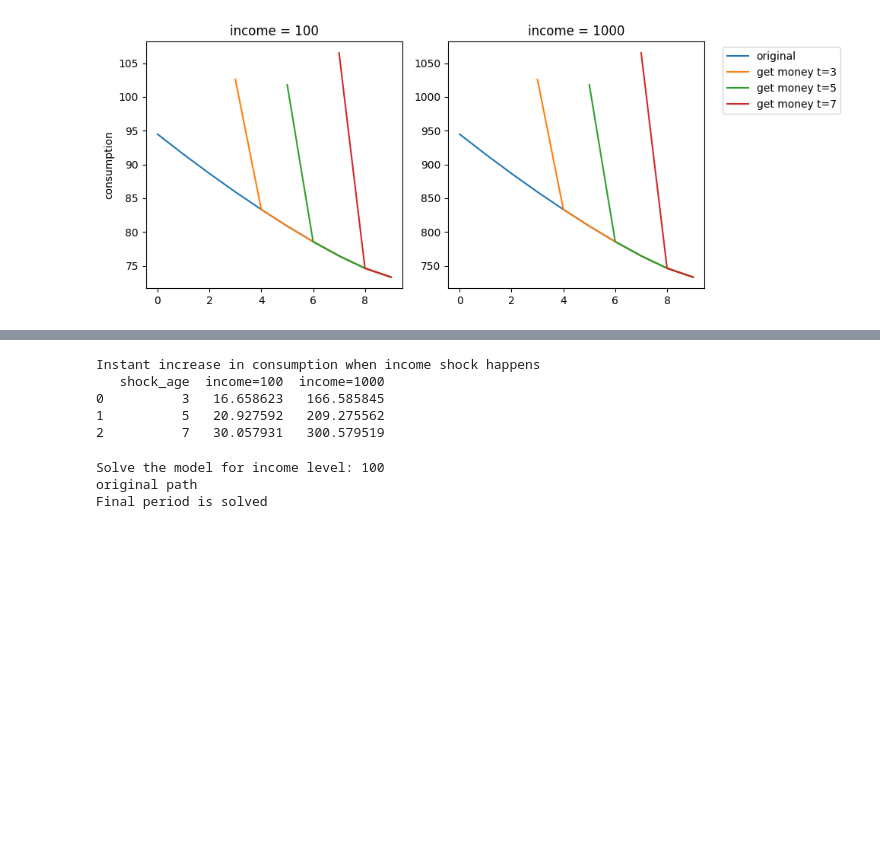
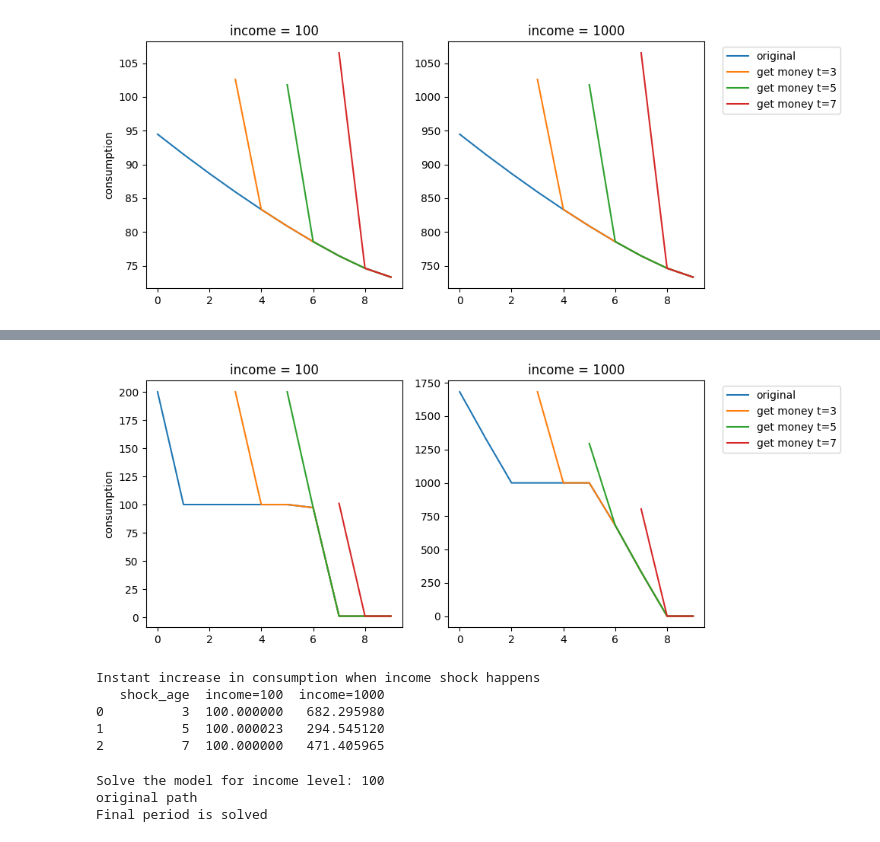
Before and after one commit to zarkwang/ConSavingLife, a Jupyter notebook: lifecycle_basic/simple-lifecycle-2.ipynb, the cells around one changed output, grey strips where cells are left out. Cells and saved outputs as stored; diff of their text form; code cells hidden in the pictures; blank space fills up the shorter version.

```diff
--- a/lifecycle_basic/simple-lifecycle-2.ipynb
+++ b/lifecycle_basic/simple-lifecycle-2.ipynb
@@ -97,7 +97,7 @@ plt.show()
 # %%
 # Generate actual consumption paths using forward-looking method
 
-def gen_forward_paths(init_wealth,init_income,income_shock):
+def gen_forward_paths(params,init_wealth,init_income,income_shock):
 
     all_paths = {}
 
@@ -179,11 +219,15 @@ report_results.plot_paths(forward_paths,shock_time,income_levels,plot_name='cons
+# %%
+report_results.plot_paths(forward_paths_cara,shock_time,income_levels,plot_name='consumption')
+# %% [output]
+[figure, added]
 # %%
-report_results.instant_consumption(forward_paths,shock_time,income_levels)
+report_results.instant_consumption(forward_paths_cara,shock_time,income_levels)
 # %% [output]
 Instant increase in consumption when income shock happens
    shock_age  income=100  income=1000
-0          3   16.658623   166.585845
-1          5   20.927592   209.275562
-2          7   30.057931   300.579519
+0          3  100.000000   682.295980
+1          5  100.000023   294.545120
+2          7  100.000000   471.405965
 # %%
 # Generate actual consumption paths using backward induction
 
```
Also changed, not shown: parts of 9 cells of this notebook, 2 other files.
